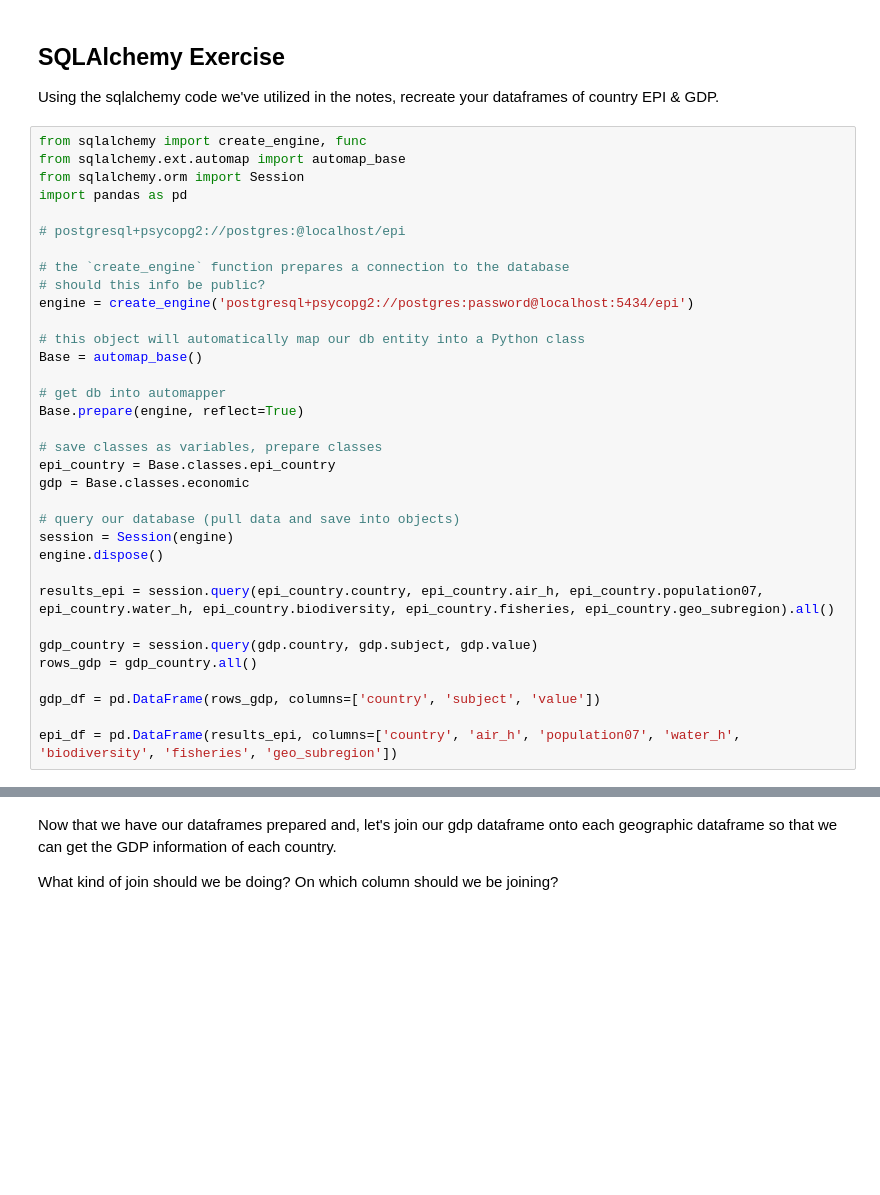
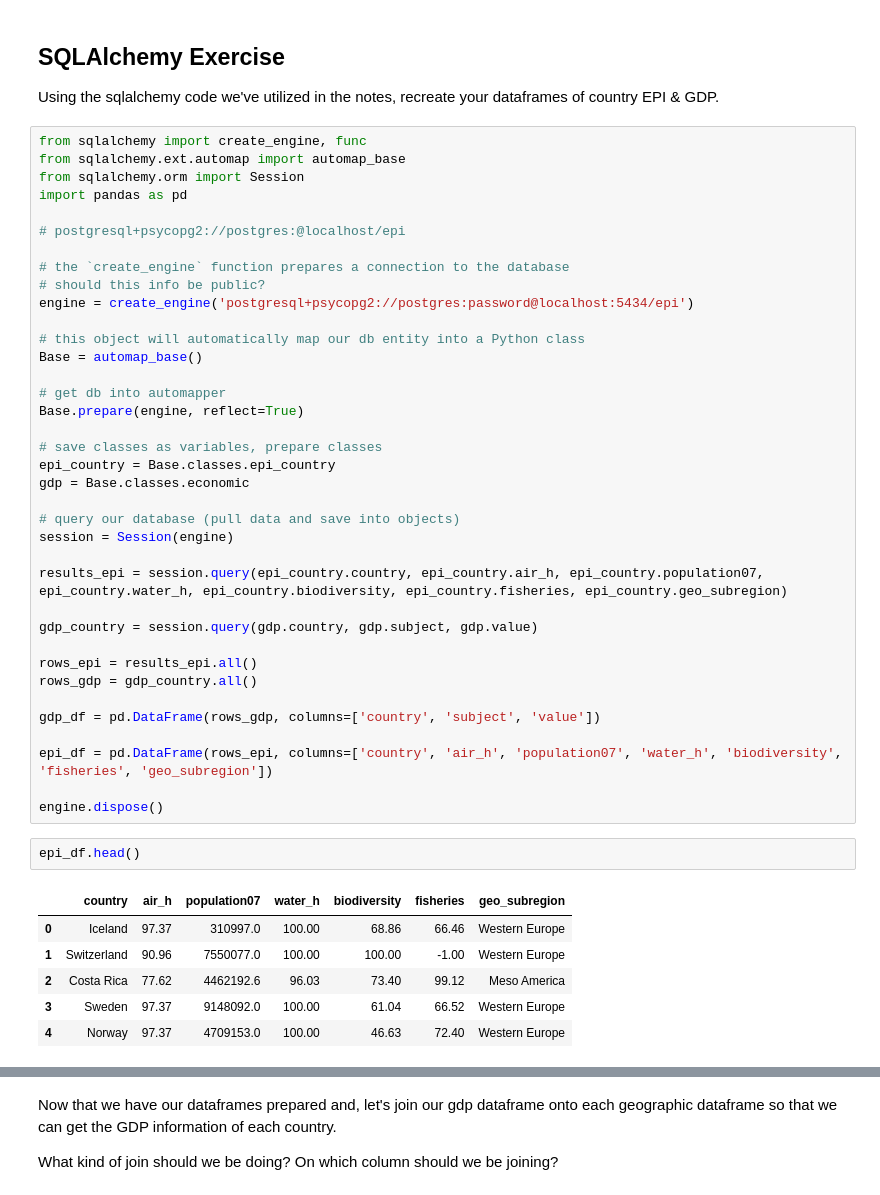
Before and after one commit to The-Knowledge-House/DS_22, a Jupyter notebook: phase_2/week_9/1_31/intermediate_sql_coding_exercise.ipynb, the cells around one changed output, grey strips where cells are left out. Saved outputs shown, nothing was run; the diff lists cells and outputs as text; blank space fills up the shorter version.

```diff
--- a/phase_2/week_9/1_31/intermediate_sql_coding_exercise.ipynb
+++ b/phase_2/week_9/1_31/intermediate_sql_coding_exercise.ipynb
@@ -26,13 +26,25 @@ gdp = Base.classes.economic
 
 # query our database (pull data and save into objects)
 session = Session(engine)
-engine.dispose()
 
-results_epi = session.query(epi_country.country, epi_country.air_h, epi_country.population07, epi_country.water_h, epi_country.biodiversity, epi_country.fisheries, epi_country.geo_subregion).all()
+results_epi = session.query(epi_country.country, epi_country.air_h, epi_country.population07, epi_country.water_h, epi_country.biodiversity, epi_country.fisheries, epi_country.geo_subregion)
 
 gdp_country = session.query(gdp.country, gdp.subject, gdp.value)
+
+rows_epi = results_epi.all()
 rows_gdp = gdp_country.all()
 
 gdp_df = pd.DataFrame(rows_gdp, columns=['country', 'subject', 'value'])
 
-epi_df = pd.DataFrame(results_epi, columns=['country', 'air_h', 'population07', 'water_h', 'biodiversity', 'fisheries', 'geo_subregion'])
+epi_df = pd.DataFrame(rows_epi, columns=['country', 'air_h', 'population07', 'water_h', 'biodiversity', 'fisheries', 'geo_subregion'])
+
+engine.dispose()
+# %%
+epi_df.head()
+# %% [output]
+|  | country | air_h | population07 | water_h | biodiversity | fisheries | geo_subregion |
+| 0 | Iceland | 97.37 | 310997.0 | 100.00 | 68.86 | 66.46 | Western Europe |
+| 1 | Switzerland | 90.96 | 7550077.0 | 100.00 | 100.00 | -1.00 | Western Europe |
+| 2 | Costa Rica | 77.62 | 4462192.6 | 96.03 | 73.40 | 99.12 | Meso America |
+| 3 | Sweden | 97.37 | 9148092.0 | 100.00 | 61.04 | 66.52 | Western Europe |
+| 4 | Norway | 97.37 | 4709153.0 | 100.00 | 46.63 | 72.40 | Western Europe |
```
Also changed, not shown: parts of 2 cells of this notebook, 4 other files.
